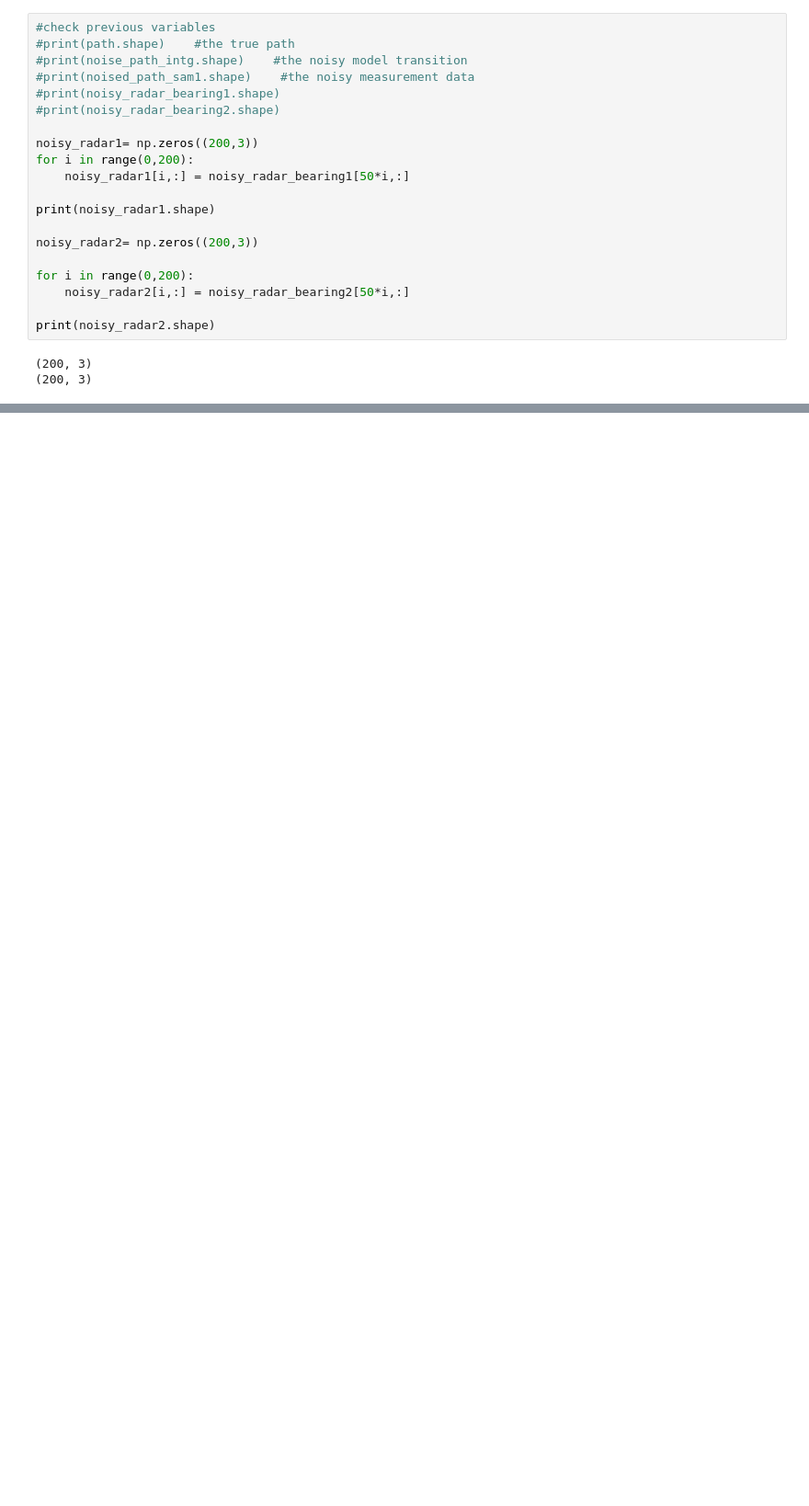
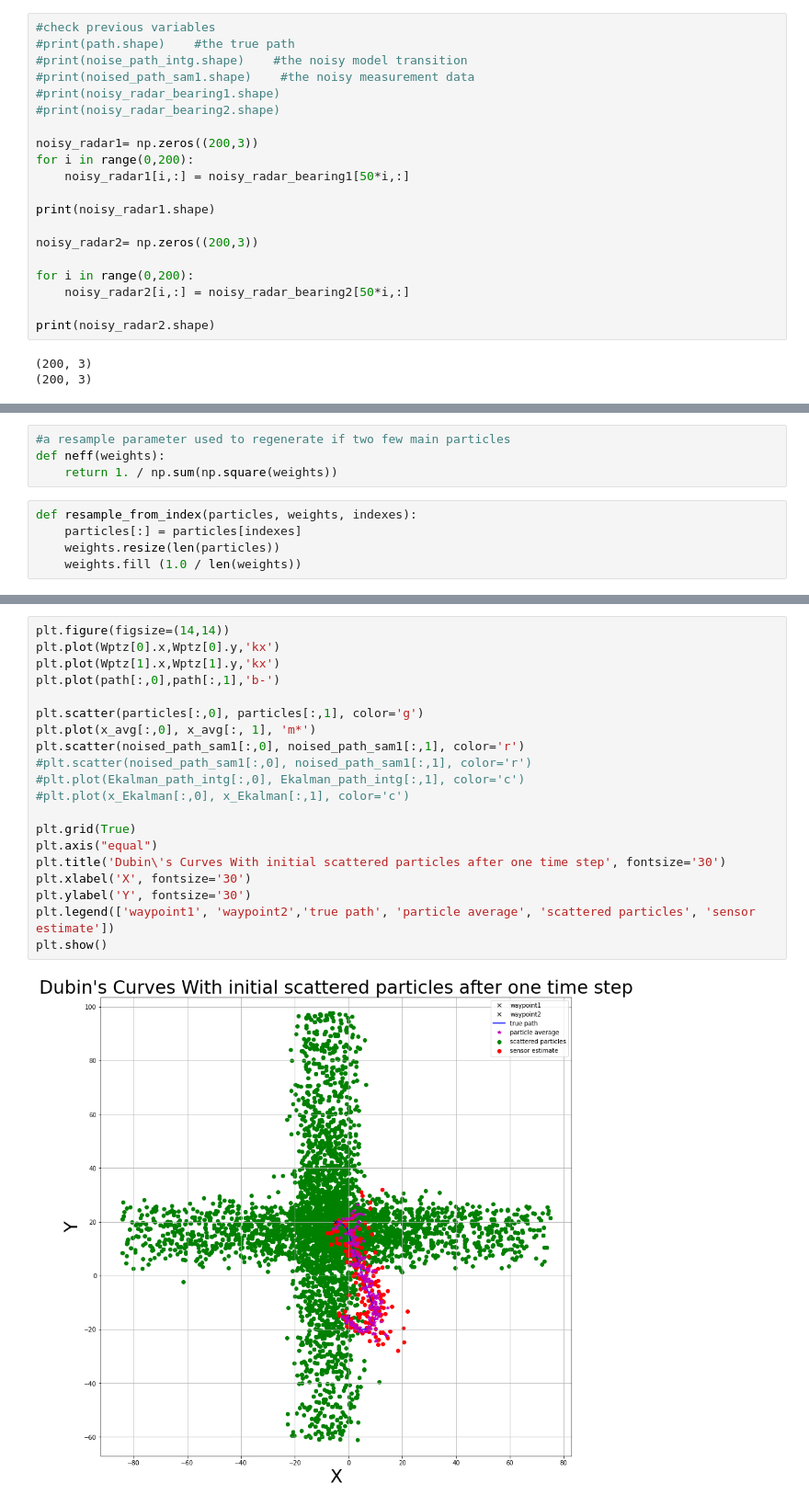
Before and after one commit to rip3045/ECE_proj5, a Jupyter notebook: PF.ipynb, the cells around one changed output, grey strips where cells are left out. Shown at 92% size. Saved outputs shown, nothing was run; the diff lists cells and outputs as text; blank space fills up the shorter version.

```diff
--- a/PF.ipynb
+++ b/PF.ipynb
@@ -46,0 +191,9 @@ print(noisy_radar2.shape)
+# %%
+#a resample parameter used to regenerate if two few main particles
+def neff(weights):
+    return 1. / np.sum(np.square(weights))
+# %%
+def resample_from_index(particles, weights, indexes):
+    particles[:] = particles[indexes]
+    weights.resize(len(particles))
+    weights.fill (1.0 / len(weights))
@@ -46,0 +255,22 @@ print(noisy_radar2.shape)
+# %%
+plt.figure(figsize=(14,14))
+plt.plot(Wptz[0].x,Wptz[0].y,'kx')
+plt.plot(Wptz[1].x,Wptz[1].y,'kx')
+plt.plot(path[:,0],path[:,1],'b-')
+
+plt.scatter(particles[:,0], particles[:,1], color='g')
+plt.plot(x_avg[:,0], x_avg[:, 1], 'm*')
+plt.scatter(noised_path_sam1[:,0], noised_path_sam1[:,1], color='r')
+#plt.scatter(noised_path_sam1[:,0], noised_path_sam1[:,1], color='r')
+#plt.plot(Ekalman_path_intg[:,0], Ekalman_path_intg[:,1], color='c')
+#plt.plot(x_Ekalman[:,0], x_Ekalman[:,1], color='c')
+
+plt.grid(True)
+plt.axis("equal")
+plt.title('Dubin\'s Curves With initial scattered particles after one time step', fontsize='30')
+plt.xlabel('X', fontsize='30')
+plt.ylabel('Y', fontsize='30')
+plt.legend(['waypoint1', 'waypoint2','true path', 'particle average', 'scattered particles', 'sensor estimate'])
+plt.show()
+# %% [output]
+[figure, added]
```
Also changed, not shown: parts of 18 cells of this notebook.
